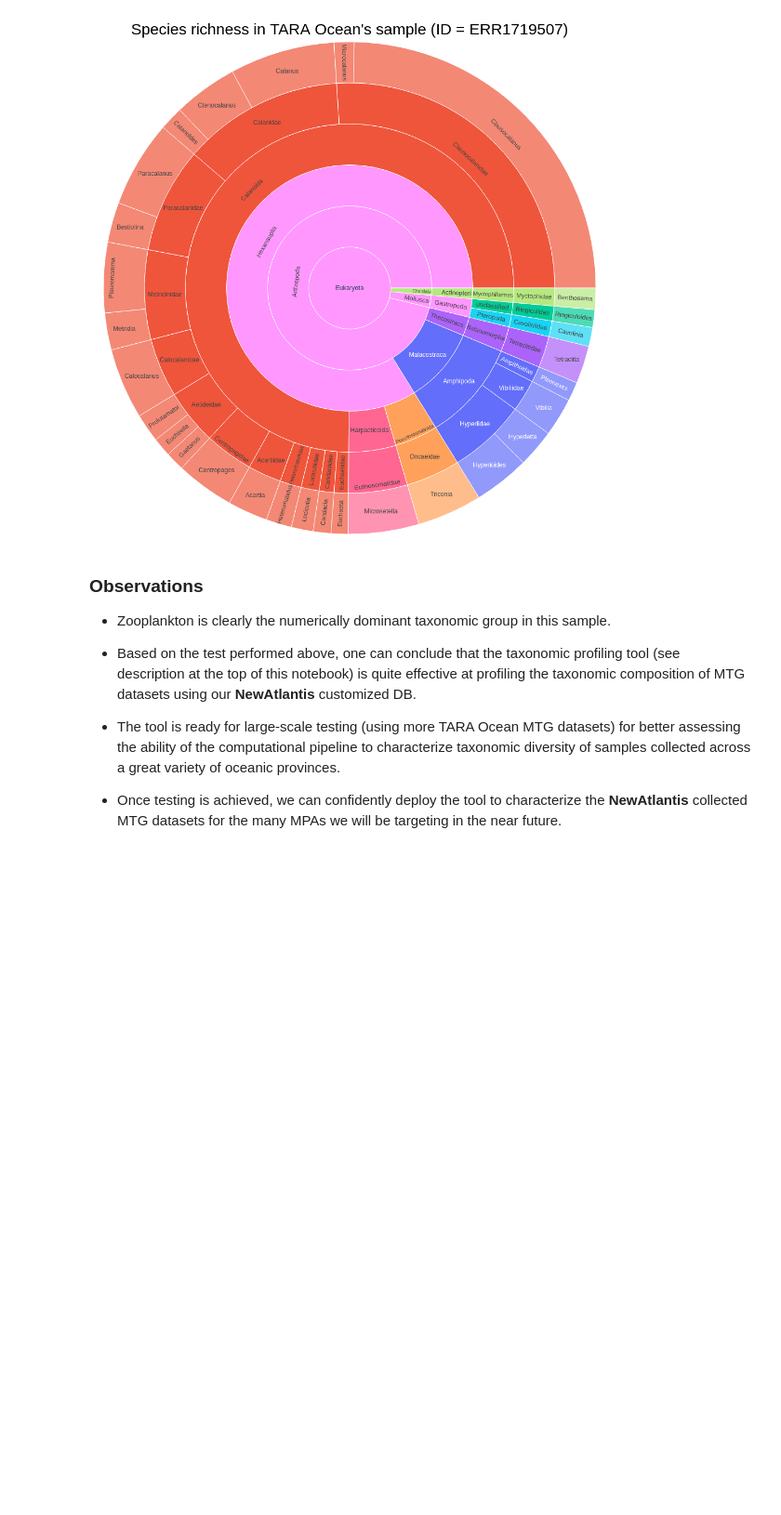
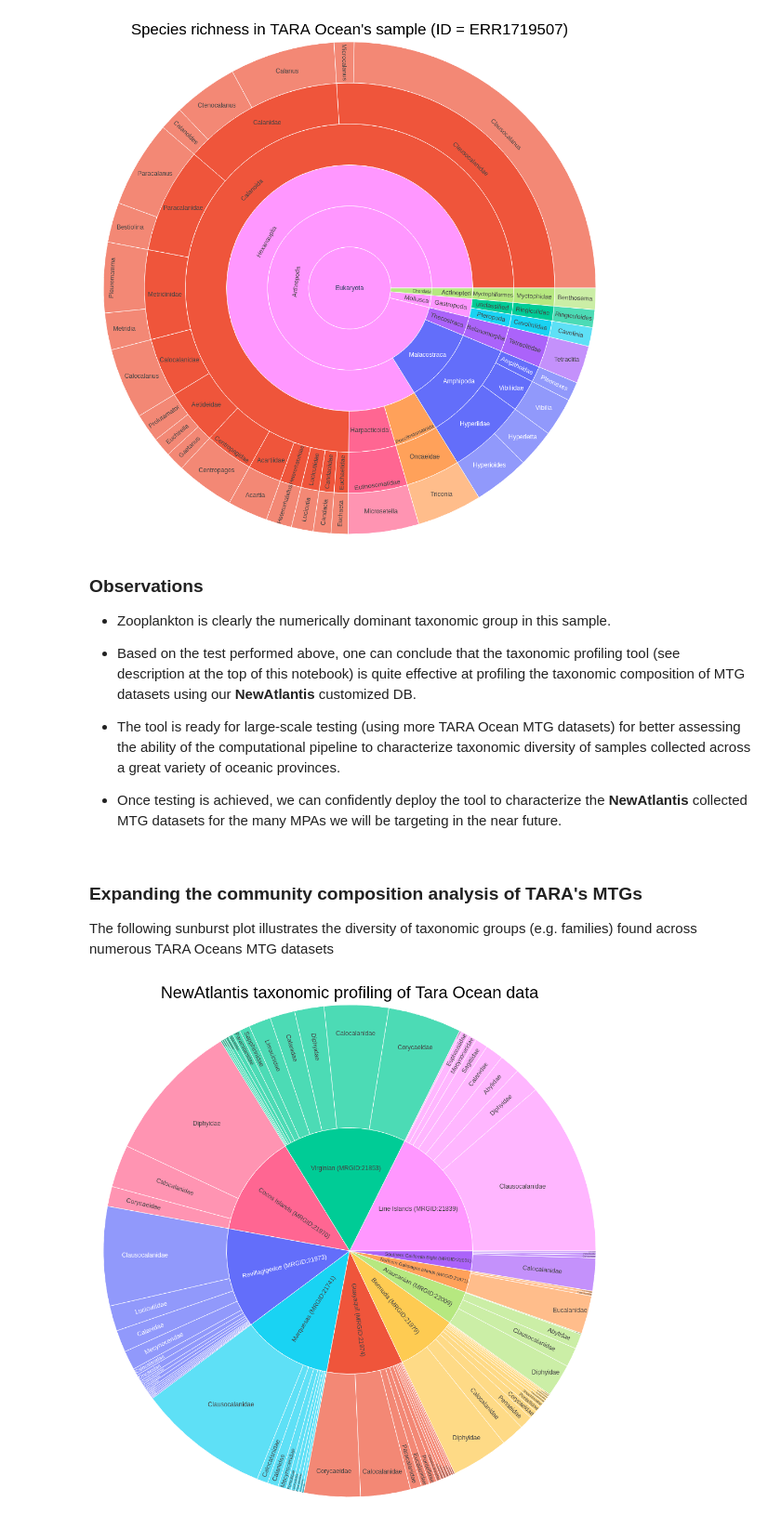
Before and after one commit to new-atlantis-labs/Metagenomics, a Jupyter notebook: notebooks/Custom_DB_MTG/CustomDB_MTG_Taxa_Profiling_v1.0.ipynb, the cells around one changed output. Shown at 93% size. Saved outputs shown, nothing was run; the diff lists cells and outputs as text; code cells hidden in the pictures; blank space fills up the shorter version.

```diff
--- a/notebooks/Custom_DB_MTG/CustomDB_MTG_Taxa_Profiling_v1.0.ipynb
+++ b/notebooks/Custom_DB_MTG/CustomDB_MTG_Taxa_Profiling_v1.0.ipynb
@@ -302,3 +420,46 @@ fig.show(width=1000, height=1000)
 - The tool is ready for large-scale testing (using more TARA Ocean MTG datasets) for better assessing the ability of the computational pipeline to characterize taxonomic diversity of samples collected across a great variety of oceanic provinces.
 
 - Once testing is achieved, we can confidently deploy the tool to characterize the **NewAtlantis** collected MTG datasets for the many MPAs we will be targeting in the near future.
+# %% [markdown]
+### Expanding the community composition analysis of TARA's MTGs
+
+The following sunburst plot illustrates the diversity of taxonomic groups (e.g. families) found across numerous TARA Oceans MTG datasets
+# %%
+aggr_cleaned_concat_df3 = pd.read_csv('../../data/taxa_profiling_test_1/TARA_taxonomic_raw_counts.csv', index_col='Unnamed: 0').reset_index(drop=True)
+# %%
+fig = px.sunburst(aggr_cleaned_concat_df3,
+                  path=['Stations','Family'],
+                  values='Counts', color='Stations')
+
+fig.update_layout(
+                title={
+                    'text': 'NewAtlantis taxonomic profiling of Tara Ocean data',
+                    'y':0.985,
+                    'x':0.5,
+                    'xanchor': 'center',
+                    'yanchor': 'top',
+                    'font_size':32,
+                    'font_color':"black"})
+
+
+# fig.update_yaxes(automargin=True)
+# fig.update_xaxes(automargin=True)
+
+fig.update_layout(
+    autosize=False,
+#     width=500,
+#     height=500,
+    margin=dict(
+        l=1,
+        r=1,
+        b=4,
+        t=50,
+        pad=2
+    ),
+    paper_bgcolor="White",
+)
+
+fig.show(width=1000, height=1000 )
+# pio.write_image(fig, "PWY_Abund_Dist_Spectrum_TARA.png", #width=1.5*1000, height=1*1000, scale =1.25)
+# %% [output]
+[figure, added]
```
Also changed, not shown: parts of 18 cells of this notebook.
